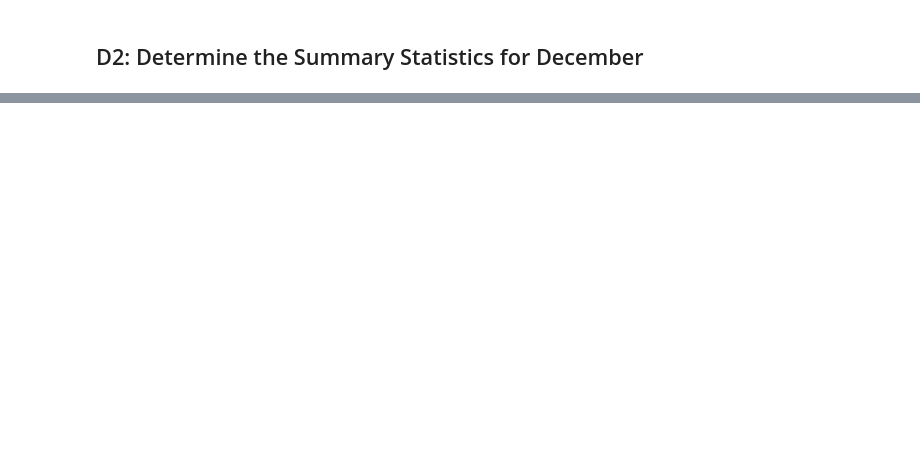
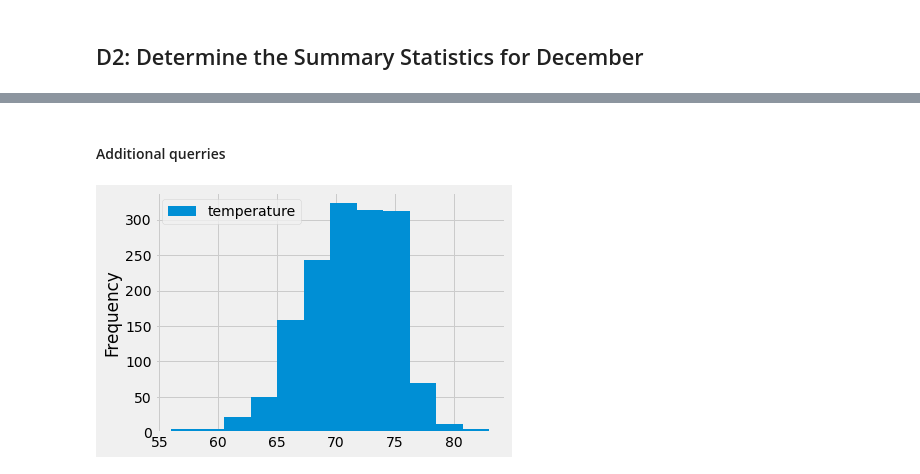
Before and after one commit to onsotiL/surfs_up, a Jupyter notebook: SurfsUp_Challenge.ipynb.ipynb, the cells around one changed output, grey strips where cells are left out. Saved outputs shown, nothing was run; the diff lists cells and outputs as text; code cells hidden in the pictures; blank space fills up the shorter version.

```diff
--- a/SurfsUp_Challenge.ipynb.ipynb
+++ b/SurfsUp_Challenge.ipynb.ipynb
@@ -130,3 +148,11 @@ december_temp_df.describe()
 | 50% | 71.000000 |
 | 75% | 74.000000 |
 | max | 83.000000 |
+# %% [markdown]
+#### Additional querries
+# %%
+#Query for December
+december_df.plot.hist(bins=12)
+plt.tight_layout()
+# %% [output]
+[figure, added]
```
Also changed, not shown: parts of 11 cells of this notebook, 3 other files.
